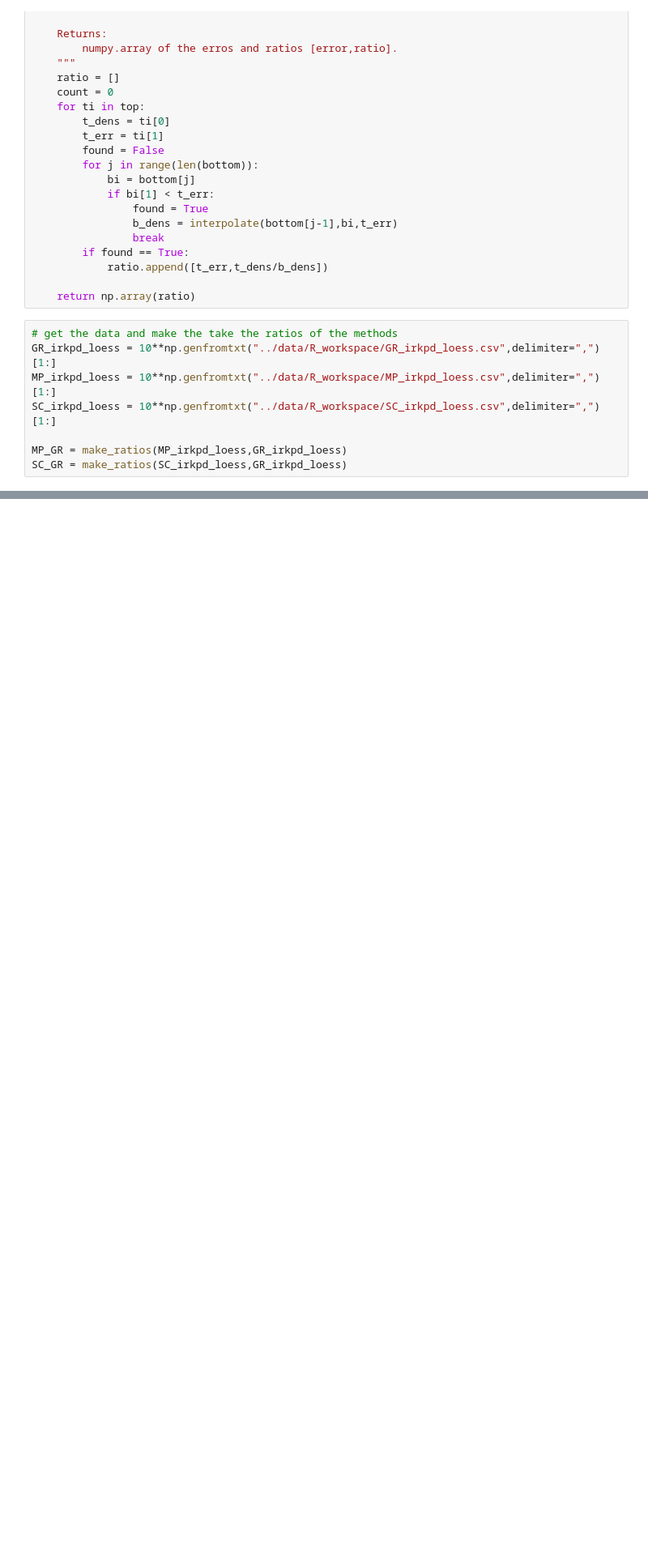
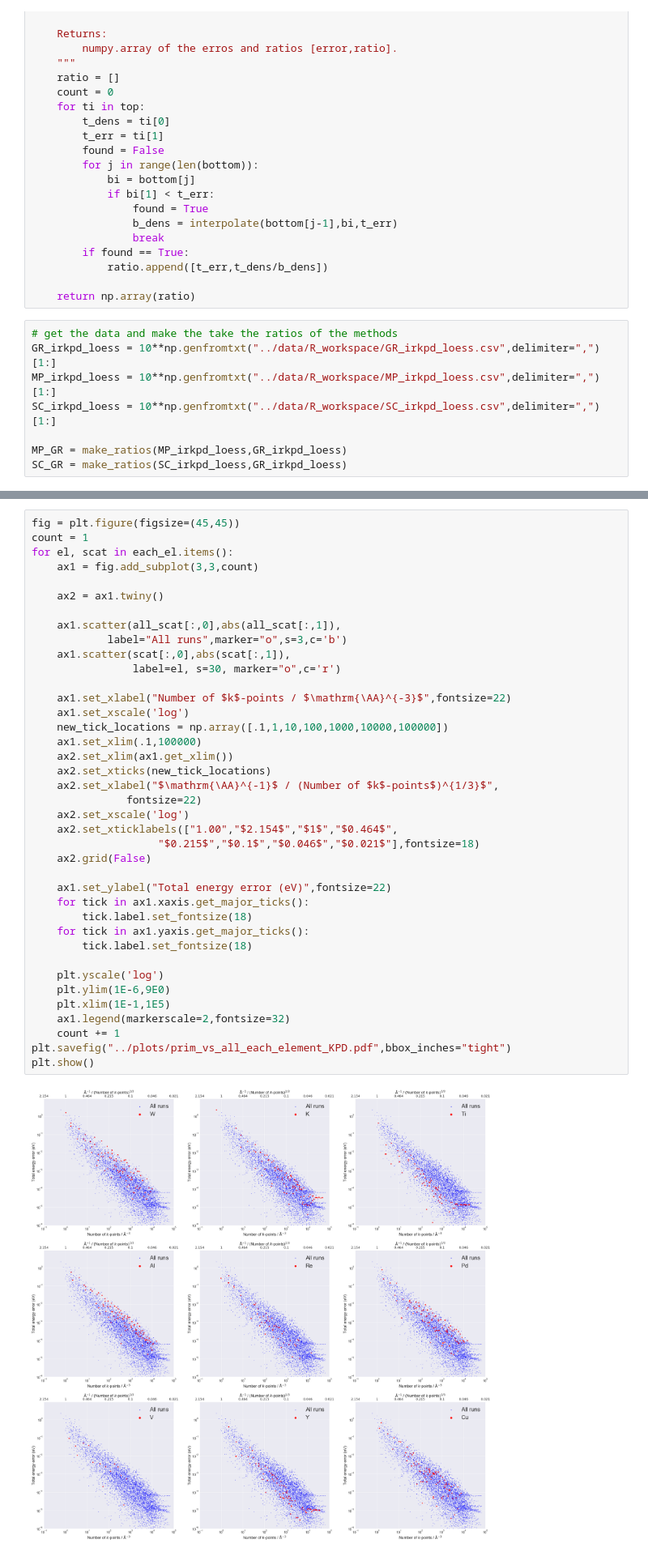
Before and after one commit to wsmorgan/GR_Grid_Comparisons, a Jupyter notebook: scripts/Plots.ipynb, the cells around one changed output, grey strips where cells are left out. Shown at 81% size. Saved outputs shown, nothing was run; the diff lists cells and outputs as text; blank space fills up the shorter version.

```diff
--- a/scripts/Plots.ipynb
+++ b/scripts/Plots.ipynb
@@ -534,0 +670,41 @@ plt.show()
+# %%
+fig = plt.figure(figsize=(45,45))
+count = 1
+for el, scat in each_el.items():
+    ax1 = fig.add_subplot(3,3,count)
+
+    ax2 = ax1.twiny()
+
+    ax1.scatter(all_scat[:,0],abs(all_scat[:,1]),
+            label="All runs",marker="o",s=3,c='b')
+    ax1.scatter(scat[:,0],abs(scat[:,1]),
+                label=el, s=30, marker="o",c='r')
+
+    ax1.set_xlabel("Number of $k$-points / $\mathrm{\AA}^{-3}$",fontsize=22)
+    ax1.set_xscale('log')
+    new_tick_locations = np.array([.1,1,10,100,1000,10000,100000])
+    ax1.set_xlim(.1,100000)
+    ax2.set_xlim(ax1.get_xlim())
+    ax2.set_xticks(new_tick_locations)
+    ax2.set_xlabel("$\mathrm{\AA}^{-1}$ / (Number of $k$-points$)^{1/3}$",
+               fontsize=22)
+    ax2.set_xscale('log')
+    ax2.set_xticklabels(["1.00","$2.154$","$1$","$0.464$",
+                    "$0.215$","$0.1$","$0.046$","$0.021$"],fontsize=18)
+    ax2.grid(False)
+
+    ax1.set_ylabel("Total energy error (eV)",fontsize=22)
+    for tick in ax1.xaxis.get_major_ticks():
+        tick.label.set_fontsize(18)
+    for tick in ax1.yaxis.get_major_ticks():
+        tick.label.set_fontsize(18)
+
+    plt.yscale('log')
+    plt.ylim(1E-6,9E0)
+    plt.xlim(1E-1,1E5)
+    ax1.legend(markerscale=2,fontsize=32)
+    count += 1
+plt.savefig("../plots/prim_vs_all_each_element_KPD.pdf",bbox_inches="tight")
+plt.show()
+# %% [output]
+[figure, added]
```
Also changed, not shown: parts of 10 cells of this notebook, 1 other file.
